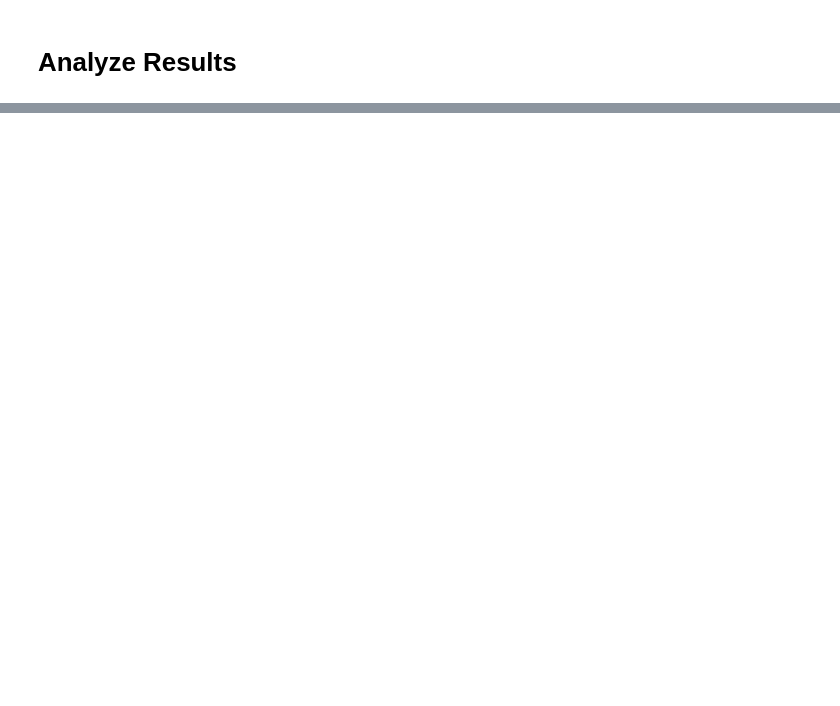
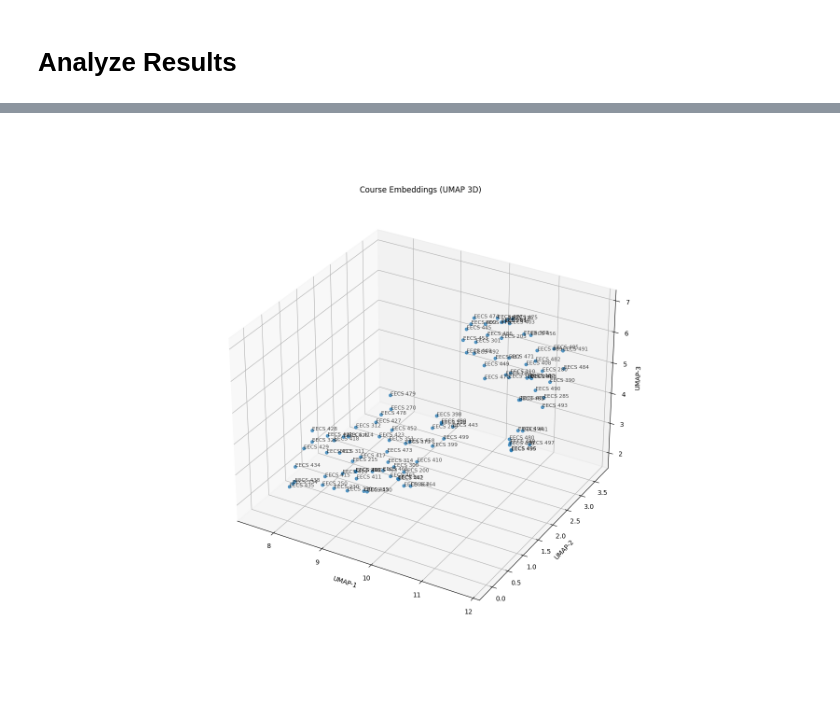
Before and after one commit to kvnshu/course-manifold, a Jupyter notebook: generate_embeddings.ipynb, the cells around one changed output, grey strips where cells are left out. Saved outputs shown, nothing was run; the diff lists cells and outputs as text; code cells hidden in the pictures; blank space fills up the shorter version.

```diff
--- a/generate_embeddings.ipynb
+++ b/generate_embeddings.ipynb
@@ -83,0 +112,28 @@ plt.show()
+# %%
+import ipywidgets as widgets
+from IPython.display import display
+
+from mpl_toolkits.mplot3d import Axes3D
+import matplotlib.pyplot as plt
+
+# Visualize embeddings using UMAP (3D)
+umap_model_3d = umap.UMAP(n_components=3, random_state=42)
+embeddings_umap_3d = umap_model_3d.fit_transform(embeddings)
+
+fig = plt.figure(figsize=(20, 14))
+ax = fig.add_subplot(111, projection='3d')
+ax.scatter(embeddings_umap_3d[:, 0], embeddings_umap_3d[:, 1], embeddings_umap_3d[:, 2], alpha=0.7)
+
+for i, (course_number, row) in enumerate(df_undergrad.iterrows()):
+    label = f"{course_number}"
+    # label = f"{course_number}: {row['course_name']}"
+    ax.text(embeddings_umap_3d[i, 0], embeddings_umap_3d[i, 1], embeddings_umap_3d[i, 2], label, fontsize=8, alpha=0.7)
+
+ax.set_title('Course Embeddings (UMAP 3D)')
+ax.set_xlabel('UMAP-1')
+ax.set_ylabel('UMAP-2')
+ax.set_zlabel('UMAP-3')
+fig.set_size_inches(16, 12)
+plt.show()
+# %% [output]
+[figure, added]
```
Also changed, not shown: parts of 14 cells of this notebook, 6 other files.
